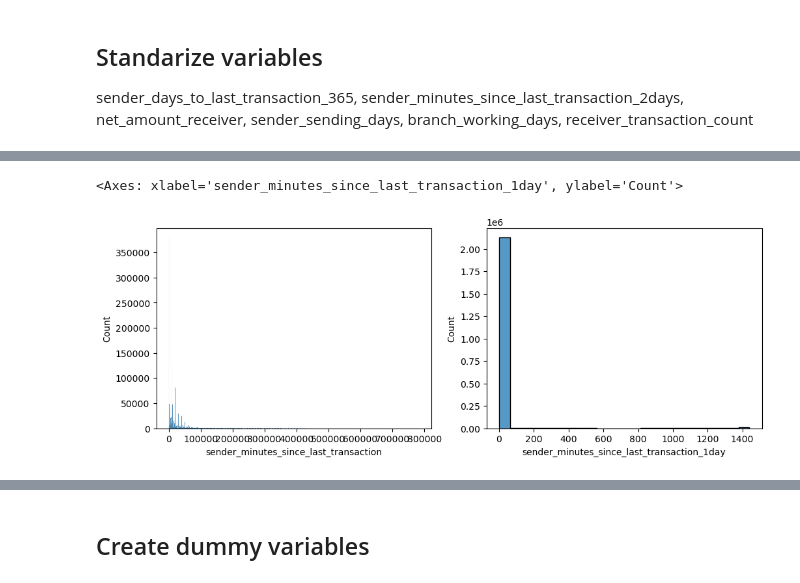
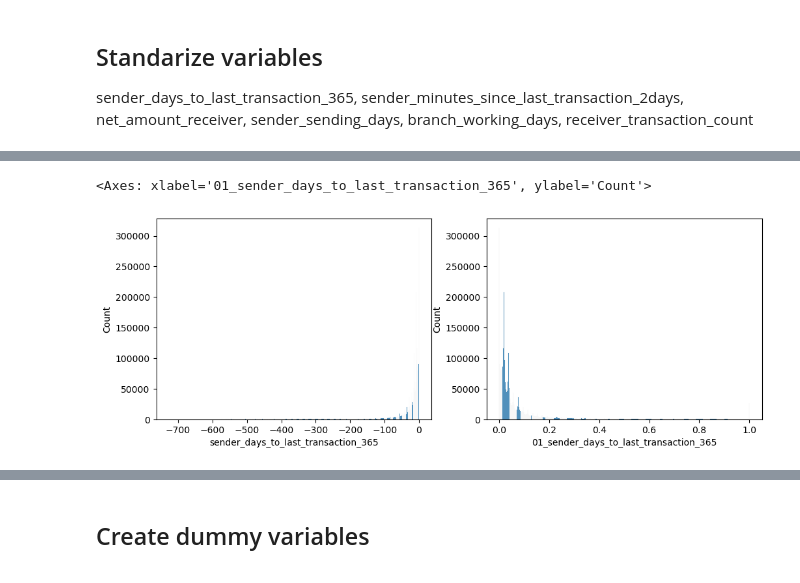
Before and after one commit to Magdaorozco644/ModelosAIm-dev, a Jupyter notebook: Analytics/5.Fraud/01-InputModelo-NuevasVar.ipynb, the cells around one changed output, grey strips where cells are left out. Cells and saved outputs as stored; diff of their text form; code cells hidden in the pictures.

```diff
--- a/Analytics/5.Fraud/01-InputModelo-NuevasVar.ipynb
+++ b/Analytics/5.Fraud/01-InputModelo-NuevasVar.ipynb
@@ -75,12 +75,12 @@ conn = connect(s3_staging_dir=f'{bucket_name}queryresults/',
                region_name='us-east-1')
 
 # Month of data to name the parket file that will be stored
-mes_data = '202306' #812 secs
+mes_data = '202312' #812 secs
 #Set to one for creating files for test and zero for train
-archivo_test = 0
+archivo_test = 1
 
 df_ABT = pd.read_sql('''select * from analytics.abt_fraud
-                            where date_receiver between cast('2023-06-01' as date) and cast('2023-07-01' as date);''', conn)
+                            where date_receiver between cast('2023-12-01' as date) and cast('2024-01-01' as date);''', conn)
 # %% [markdown]
 Vieja query de ABT <br>
 df_ABT = pd.read_sql('''select abt.*
@@ -426,8 +432,8 @@ df_ABT['01_hour_receiver'] = scale_percentils(df_ABT['hour_receiver'], mn, Mx, 0
 #df_ABT['01_sender_days_to_last_transaction_365'].describe()
 # %%
 fig, axs = plt.subplots(1,2,figsize = (12, 4))
-sns.histplot(data=df_ABT, x="sender_minutes_since_last_transaction", ax = axs[0])
-sns.histplot(data=df_ABT, x="sender_minutes_since_last_transaction_1day", ax = axs[1])
+sns.histplot(data=df_ABT, x="sender_days_to_last_transaction_365", ax = axs[0])
+sns.histplot(data=df_ABT, x="01_sender_days_to_last_transaction_365", ax = axs[1])
 # %% [output]
-<Axes: xlabel='sender_minutes_since_last_transaction_1day', ylabel='Count'>
+<Axes: xlabel='01_sender_days_to_last_transaction_365', ylabel='Count'>
-[figure, old version]
+[figure, new version]
```
Also changed, not shown: parts of 15 cells of this notebook, 1 other file.
